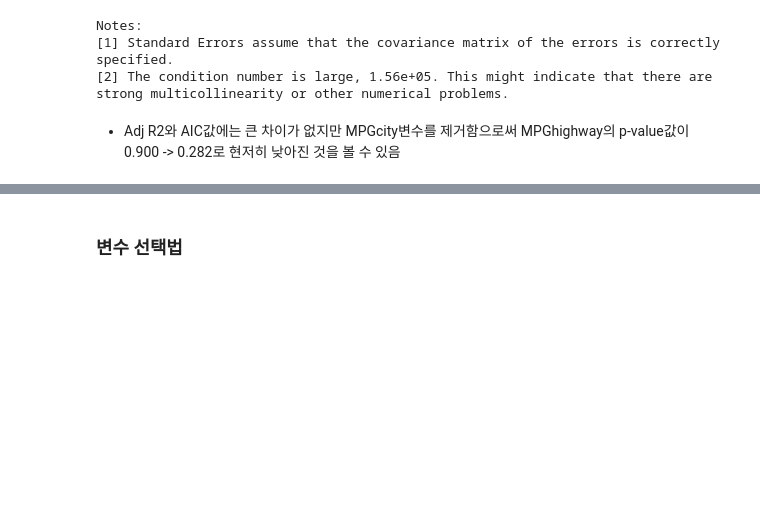
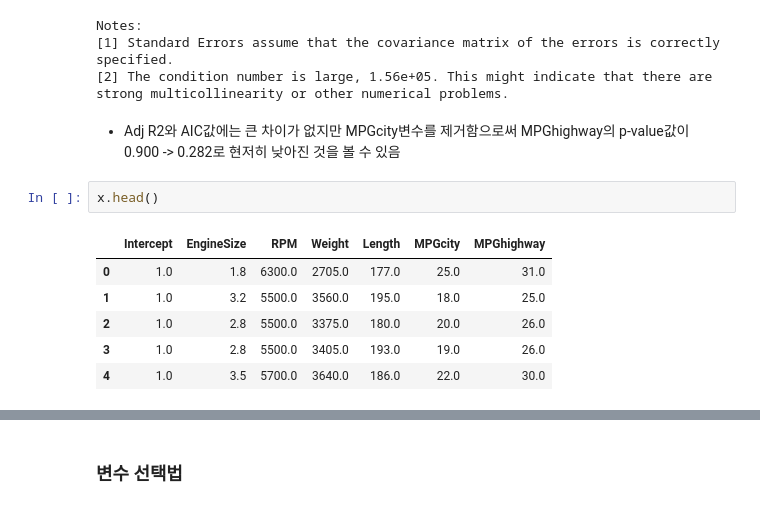
Before and after one commit to sai-with/ADP_prac, a Jupyter notebook: statics/LinearReg.ipynb, the cells around one changed output, grey strips where cells are left out. Saved outputs shown, nothing was run; the diff lists cells and outputs as text; blank space fills up the shorter version.

```diff
--- a/statics/LinearReg.ipynb
+++ b/statics/LinearReg.ipynb
@@ -262,3 +264,12 @@ Notes:
 strong multicollinearity or other numerical problems.
 # %% [markdown]
 * Adj R2와 AIC값에는 큰 차이가 없지만 MPGcity변수를 제거함으로써 MPGhighway의 p-value값이 0.900 -> 0.282로 현저히 낮아진 것을 볼 수 있음
+# %%
+x.head()
+# %% [output]
+|  | Intercept | EngineSize | RPM | Weight | Length | MPGcity | MPGhighway |
+| 0 | 1.0 | 1.8 | 6300.0 | 2705.0 | 177.0 | 25.0 | 31.0 |
+| 1 | 1.0 | 3.2 | 5500.0 | 3560.0 | 195.0 | 18.0 | 25.0 |
+| 2 | 1.0 | 2.8 | 5500.0 | 3375.0 | 180.0 | 20.0 | 26.0 |
+| 3 | 1.0 | 2.8 | 5500.0 | 3405.0 | 193.0 | 19.0 | 26.0 |
+| 4 | 1.0 | 3.5 | 5700.0 | 3640.0 | 186.0 | 22.0 | 30.0 |
```
Also changed, not shown: parts of 8 cells of this notebook, 1 other file.
